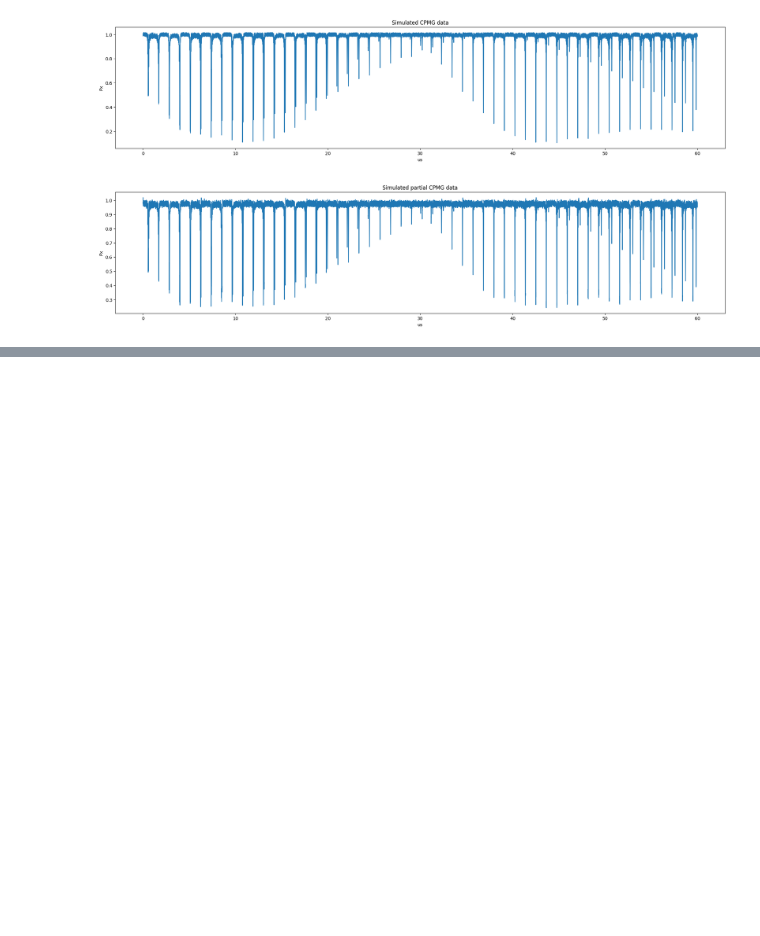
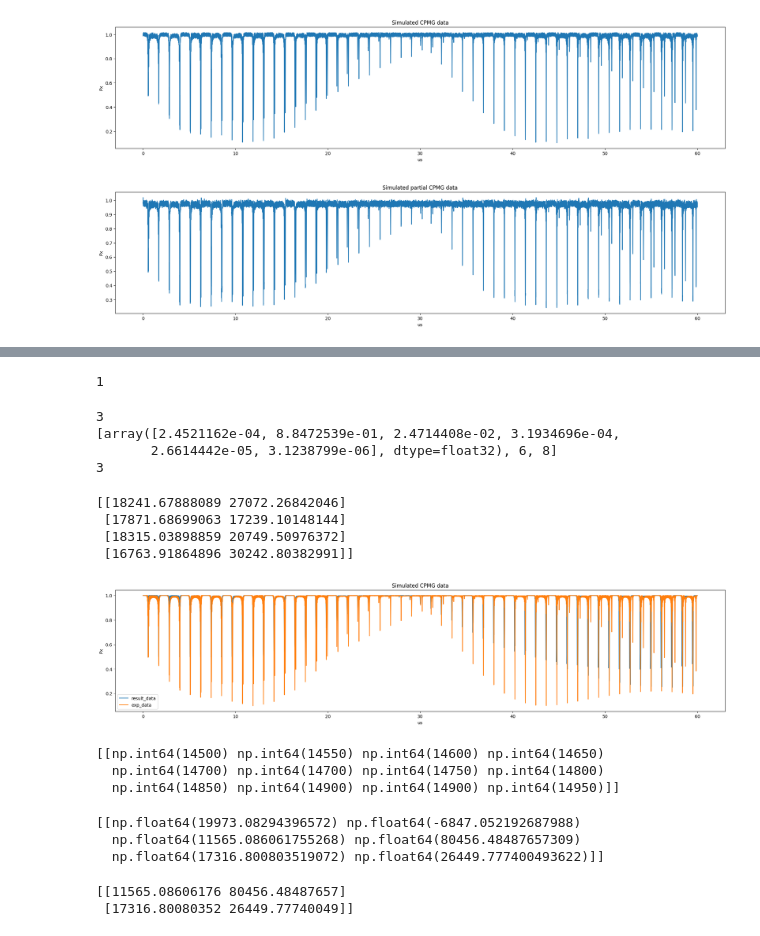
Before and after one commit to Jyunee54/CPMG_Analysis, a Jupyter notebook: test.ipynb, the cells around one changed output, grey strips where cells are left out. Cells and saved outputs as stored; diff of their text form; code cells hidden in the pictures; blank space fills up the shorter version.

```diff
--- a/test.ipynb
+++ b/test.ipynb
@@ -57,0 +186,57 @@ Text(0, 0.5, 'Px')
+# %%
+print(len(spin_nums))
+# %% [output]
+1
+# %%
+print(len(spin_nums[0]))
+print(spin_nums[0][1])
+print(len(spin_nums[0][1]))
+# %% [output]
+3
+[array([2.4521162e-04, 8.8472539e-01, 2.4714408e-02, 3.1934696e-04,
+       2.6614442e-05, 3.1238799e-06], dtype=float32), 6, 8]
+3
+# %%
+filtered_results = np.load('./data/results/filtered_results/predicted_results_N32_B15000above_20250624-172953.npy', allow_pickle=True)
+print(filtered_results)
+# %% [output]
+[[18241.67888089 27072.26842046]
+ [17871.68699063 17239.10148144]
+ [18315.03898859 20749.50976372]
+ [16763.91864896 30242.80382991]]
+# %%
+filtered_results = np.array(filtered_results, dtype=float)
+M_values = M_list_return(time_data*1e-6, WL_VALUE, filtered_results*2*np.pi, 32)
+result_data = (1+M_values) / 2
+# %%
+plt.figure(facecolor='w', figsize=(25, 5))
+plt.plot(time_data, result_data, label='result_data')  # 첫 번째 그래프
+plt.plot(time_data, exp_data, label='exp_data')  # 두 번째 그래프
+
+plt.title('Simulated CPMG data')
+plt.xlabel('us')
+plt.ylabel('Px')
+plt.legend()
+plt.show()
+# %% [output]
+[figure, added]
+# %%
+predicted_periods = np.load('./data/results/predicted_periods/predicted_periods_20250625-145030.npy', allow_pickle=True)
+print(predicted_periods)
+# %% [output]
+[[np.int64(14500) np.int64(14550) np.int64(14600) np.int64(14650)
+  np.int64(14700) np.int64(14700) np.int64(14750) np.int64(14800)
+  np.int64(14850) np.int64(14900) np.int64(14900) np.int64(14950)]]
+# %%
+regression_results = np.load('./data/results/regression_results/regression_results_20250625-145239.npy', allow_pickle=True)
+print(regression_results)
+# %% [output]
+[[np.float64(19973.08294396572) np.float64(-6847.052192687988)
+  np.float64(11565.086061755268) np.float64(80456.48487657309)
+  np.float64(17316.800803519072) np.float64(26449.777400493622)]]
+# %%
+filtered_results = np.load('./data/results/filtered_results/predicted_results_N32_B15000above_20250625-145548.npy', allow_pickle=True)
+print(filtered_results)
+# %% [output]
+[[11565.08606176 80456.48487657]
+ [17316.80080352 26449.77740049]]
```
Also changed, not shown: parts of 20 cells of this notebook, 18 other files.
